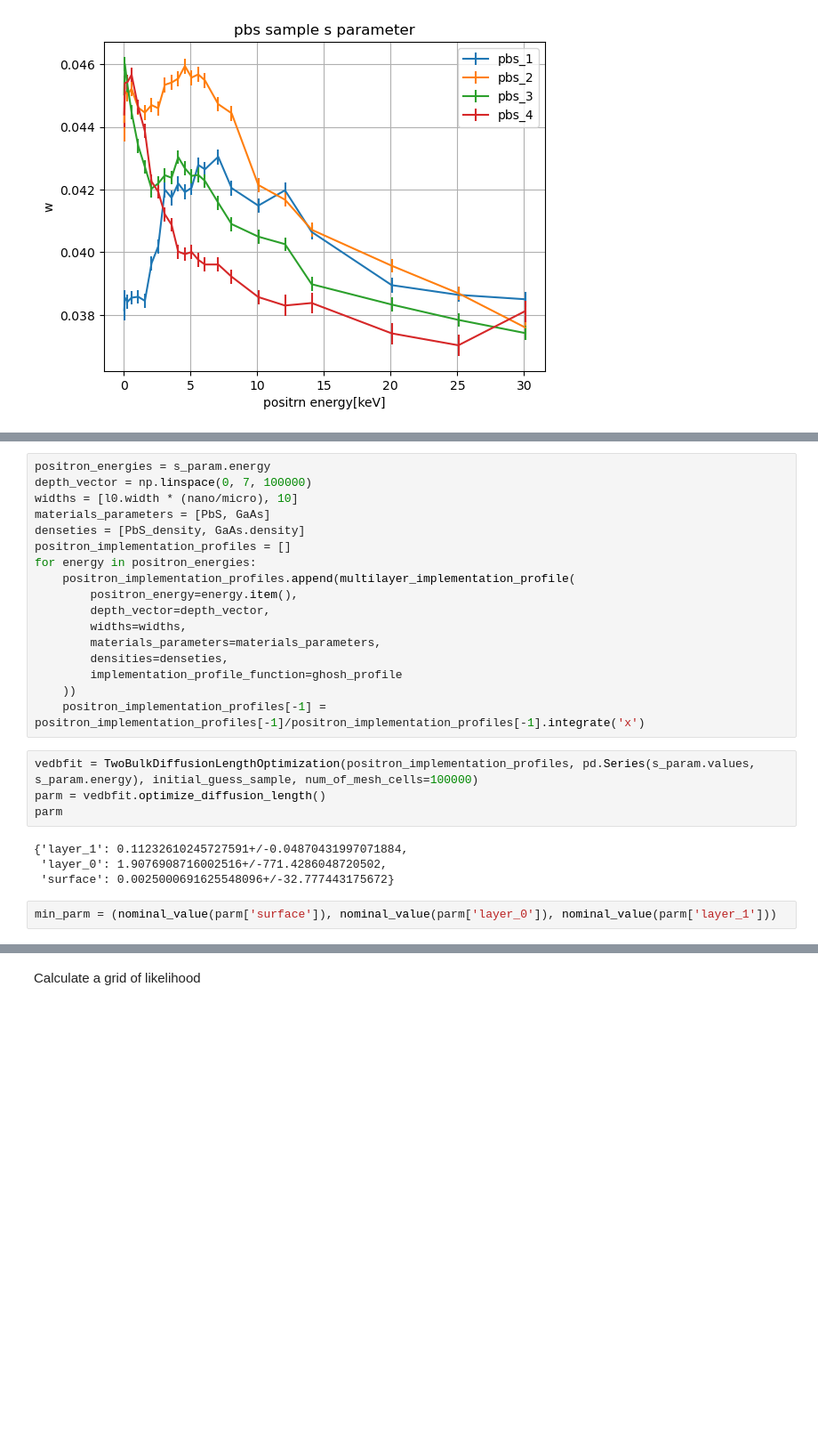
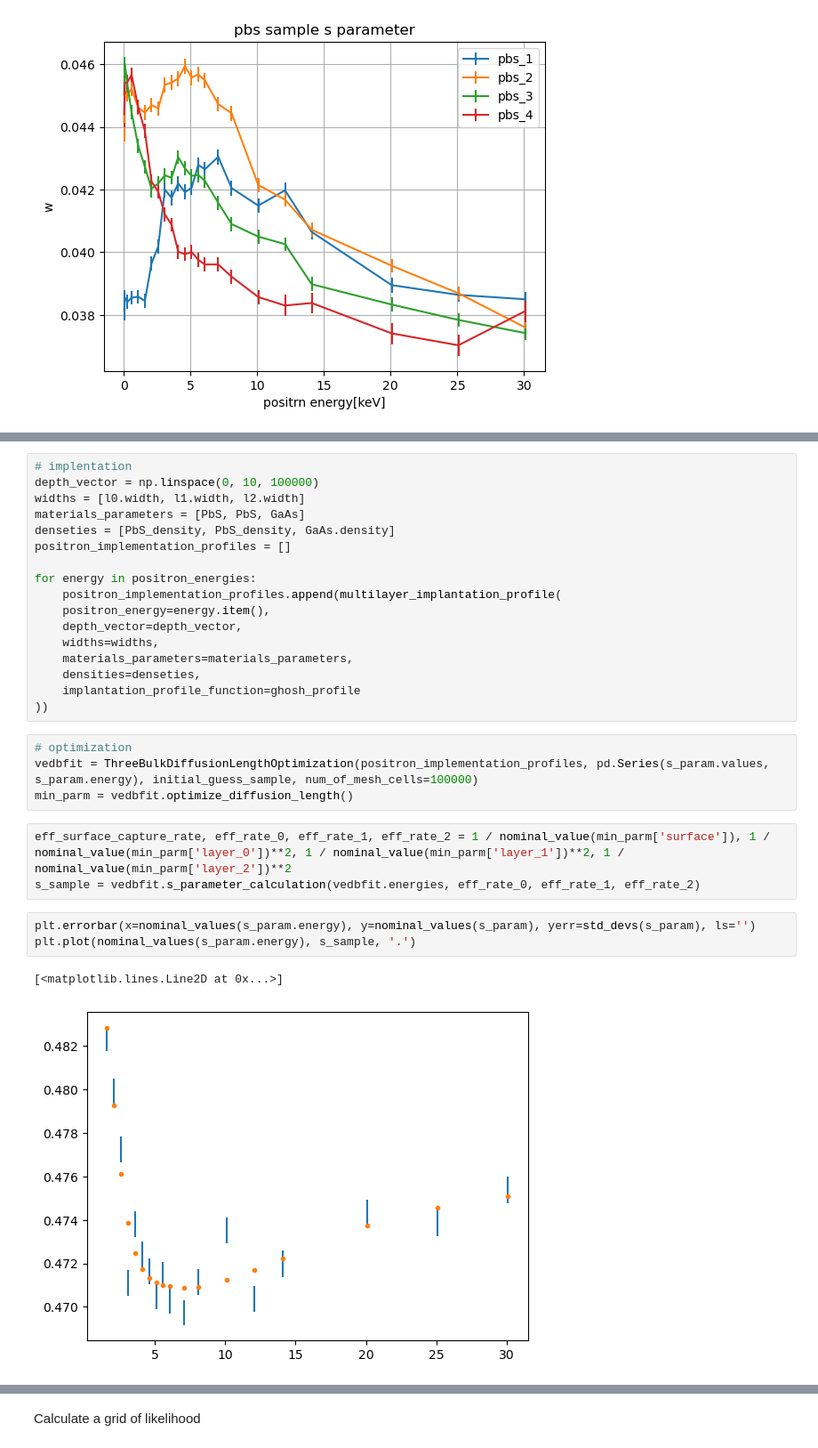
Before and after one commit to achiyaAmrusi/pyPAS, a Jupyter notebook: examples/pbs_diffusion_length_analysis.ipynb, the cells around one changed output, grey strips where cells are left out. Shown: that part at 89% size. Drawn from its saved outputs; the diff is of its cells as text; blank space fills up the shorter version.

```diff
--- a/examples/pbs_diffusion_length_analysis.ipynb
+++ b/examples/pbs_diffusion_length_analysis.ipynb
@@ -112,27 +312,30 @@ s_param = w_2[1:]
 # %%
-positron_energies = s_param.energy
-depth_vector = np.linspace(0, 7, 100000)
-widths = [l0.width * (nano/micro), 10]
-materials_parameters = [PbS, GaAs]
-denseties = [PbS_density, GaAs.density]
+# implentation
+depth_vector = np.linspace(0, 10, 100000)
+widths = [l0.width, l1.width, l2.width]
+materials_parameters = [PbS, PbS, GaAs]
+denseties = [PbS_density, PbS_density, GaAs.density]
 positron_implementation_profiles = []
+
 for energy in positron_energies:
-    positron_implementation_profiles.append(multilayer_implementation_profile(
-        positron_energy=energy.item(),
-        depth_vector=depth_vector,
-        widths=widths,
-        materials_parameters=materials_parameters,
-        densities=denseties,
-        implementation_profile_function=ghosh_profile
-    ))
-    positron_implementation_profiles[-1] = positron_implementation_profiles[-1]/positron_implementation_profiles[-1].integrate('x')
+    positron_implementation_profiles.append(multilayer_implantation_profile(
+    positron_energy=energy.item(),
+    depth_vector=depth_vector,
+    widths=widths,
+    materials_parameters=materials_parameters,
+    densities=denseties,
+    implantation_profile_function=ghosh_profile
+))
 # %%
-vedbfit = TwoBulkDiffusionLengthOptimization(positron_implementation_profiles, pd.Series(s_param.values, s_param.energy), initial_guess_sample, num_of_mesh_cells=100000)
-parm = vedbfit.optimize_diffusion_length()
-parm
+# optimization
+vedbfit = ThreeBulkDiffusionLengthOptimization(positron_implementation_profiles, pd.Series(s_param.values, s_param.energy), initial_guess_sample, num_of_mesh_cells=100000)
+min_parm = vedbfit.optimize_diffusion_length()
-# %% [output]
-{'layer_1': 0.11232610245727591+/-0.04870431997071884,
- 'layer_0': 1.9076908716002516+/-771.4286048720502,
- 'surface': 0.0025000691625548096+/-32.777443175672}
-# %%
-min_parm = (nominal_value(parm['surface']), nominal_value(parm['layer_0']), nominal_value(parm['layer_1']))
+# %%
+eff_surface_capture_rate, eff_rate_0, eff_rate_1, eff_rate_2 = 1 / nominal_value(min_parm['surface']), 1 / nominal_value(min_parm['layer_0'])**2, 1 / nominal_value(min_parm['layer_1'])**2, 1 / nominal_value(min_parm['layer_2'])**2
+s_sample = vedbfit.s_parameter_calculation(vedbfit.energies, eff_rate_0, eff_rate_1, eff_rate_2)
+# %%
+plt.errorbar(x=nominal_values(s_param.energy), y=nominal_values(s_param), yerr=std_devs(s_param), ls='')
+plt.plot(nominal_values(s_param.energy), s_sample, '.')
+# %% [output]
+[<matplotlib.lines.Line2D at 0x...>]
+[figure, added]
```
Also changed, not shown: parts of 40 cells of this notebook, 12 other files.
